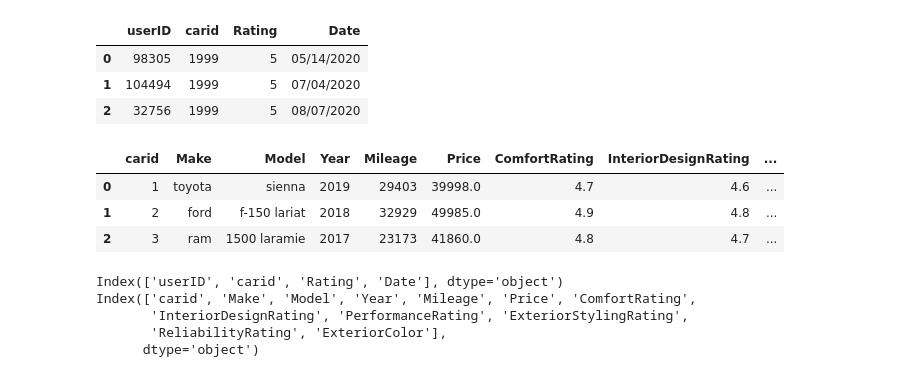
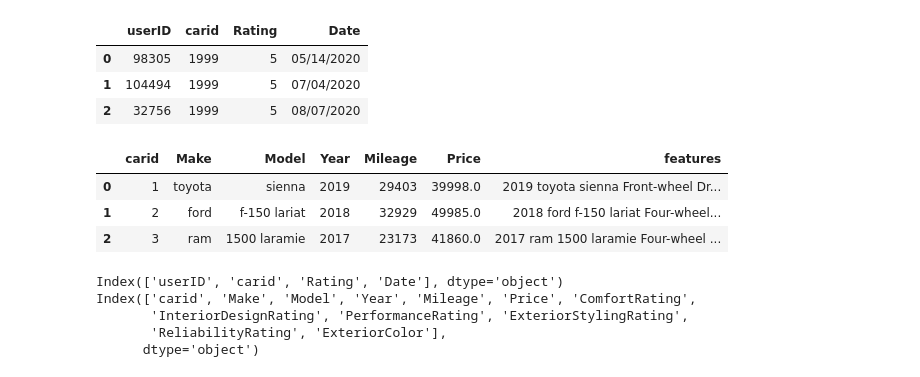
Before and after one commit to Nickeniklas/car_recommender, a Jupyter notebook: cars_eda.ipynb, the cells around one changed output. Cells and saved outputs as stored; diff of their text form; code cells hidden in the pictures.

Commit message:
clean dataframe

```diff
--- a/cars_eda.ipynb
+++ b/cars_eda.ipynb
@@ -403,7 +403,7 @@ max        122.000000
 Name: count, dtype: float64
 # %%
 # combine string features into one column
-df_cars['features'] = (
+df_cars['Features'] = (
     df_cars['Year'].astype(str) + ' ' +
     df_cars['Make'] + ' ' +
     df_cars['Model'] + ' ' +
@@ -437,13 +437,13 @@ df_ratings_clean.head(3)
 | 2 | 32756 | 1999 | 5 | 08/07/2020 |
 # %%
 # repeat for df_cars
-df_cars_clean = df_cars[['carid', 'Make', 'Model', 'Year', 'Mileage', 'Price', 'ComfortRating', 'InteriorDesignRating', 'PerformanceRating', 'ExteriorStylingRating', 'ReliabilityRating', 'ExteriorColor']].copy()
+df_cars_clean = df_cars[['carid', 'Make', 'Model', 'Year', 'Mileage', 'Price', 'features']].copy()
 df_cars_clean.head(3)
 # %% [output]
-|  | carid | Make | Model | Year | Mileage | Price | ComfortRating | InteriorDesignRating | ... |
-| 0 | 1 | toyota | sienna | 2019 | 29403 | 39998.0 | 4.7 | 4.6 | ... |
-| 1 | 2 | ford | f-150 lariat | 2018 | 32929 | 49985.0 | 4.9 | 4.8 | ... |
-| 2 | 3 | ram | 1500 laramie | 2017 | 23173 | 41860.0 | 4.8 | 4.7 | ... |
+|  | carid | Make | Model | Year | Mileage | Price | features |
+| 0 | 1 | toyota | sienna | 2019 | 29403 | 39998.0 | 2019 toyota sienna Front-wheel Dr... |
+| 1 | 2 | ford | f-150 lariat | 2018 | 32929 | 49985.0 | 2018 ford f-150 lariat Four-wheel... |
+| 2 | 3 | ram | 1500 laramie | 2017 | 23173 | 41860.0 | 2017 ram 1500 laramie Four-wheel ... |
 # %%
 print(df_ratings_clean.columns)
 print(df_cars_clean.columns)
```
